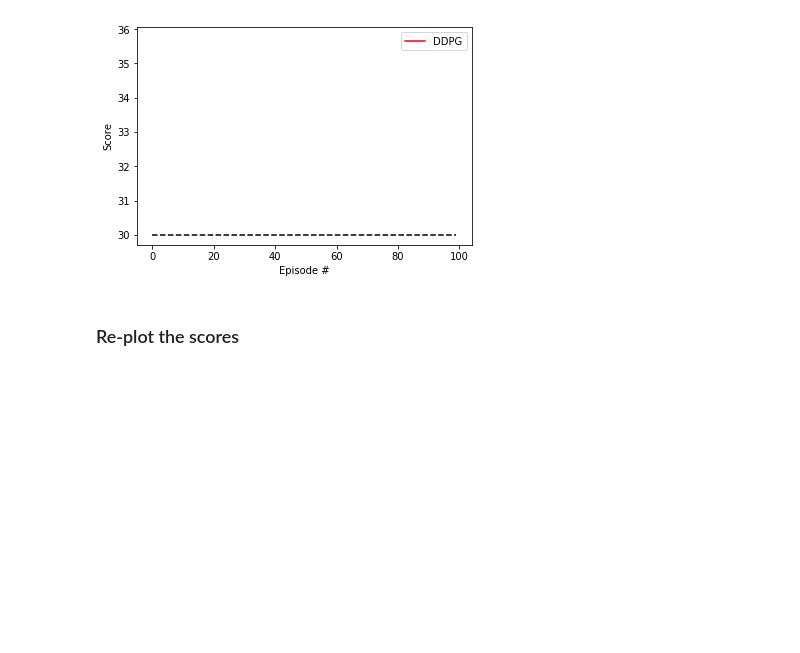
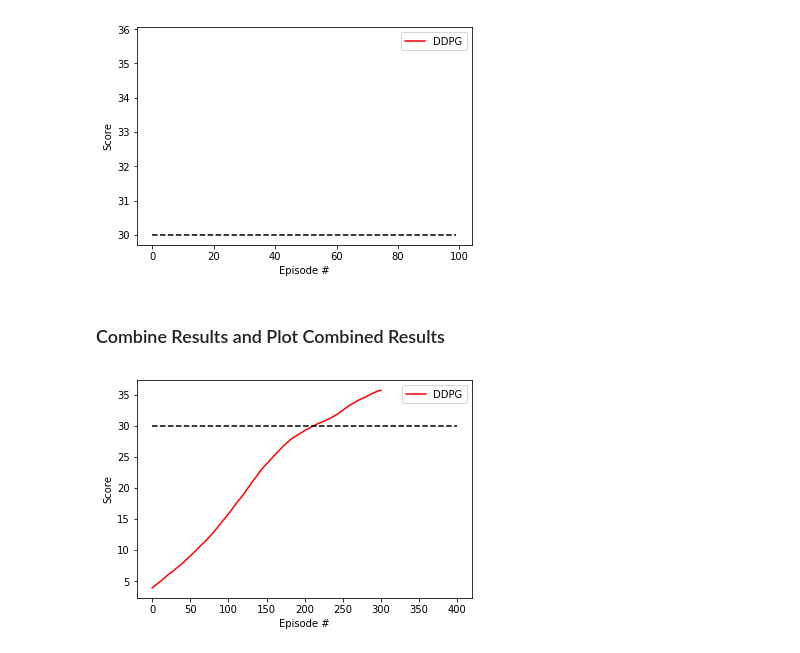
Before and after one commit to Brandon-HY-Lin/deep-reinforcement-learning, a Jupyter notebook: p2_continuous-control/DDPG/Continuous_Control_DDPG_version_3.ipynb, the cells around one changed output. Cells and saved outputs as stored; diff of their text form; code cells hidden in the pictures; blank space fills up the shorter version.

Commit message:
chore: combine 2 logs in V3 into 1
combine 2 logs in version 3 into 1.

```diff
--- a/p2_continuous-control/DDPG/Continuous_Control_DDPG_version_3.ipynb
+++ b/p2_continuous-control/DDPG/Continuous_Control_DDPG_version_3.ipynb
@@ -260,15 +260,29 @@ with active_session():
 Episode 100     Average Score: 35.76    Average Time=0:00:15.6552580:25:51.620980
 Average Score: 35.76    Total Time=0:25:51.621346
 [figure]
-# %% [markdown]
-### Re-plot the scores
+# %% [markdown]
+### Combine Results and Plot Combined Results
 # %%
-from utils import plot_scores
+from utils import utils
+from utils.utils import ScoreParcels
+import pickle
 
-version='DDPG_version_3'
+with open('./logs/log_DDPG_version_3.pickle', 'rb') as f:
+    scores_version_3_part_1 = pickle.load(f)
+
+with open('./logs/log_DDPG_version_3_continued_from_episode_300.pickle', 'rb') as f:
+    scores_version_3_part_2 = pickle.load(f)
+
+
+scores_version_3 = scores_version_3_part_1 + scores_version_3_part_2
+
+# store to file
 dir_logs='./logs/'
+version='DDPG_version_3_combined'
+utils.save_logs(scores_version_3, dir_logs, version)
 
 path_score = utils.log_path_name(dir_logs, version)
-
 score_parcels = [ScoreParcels('DDPG', path_score, 'r')]
 utils.plot_scores(score_parcels, size_window=100)
+# %% [output]
+[figure, added]
```
Also changed, not shown: parts of 2 cells of this notebook, 1 other file.
